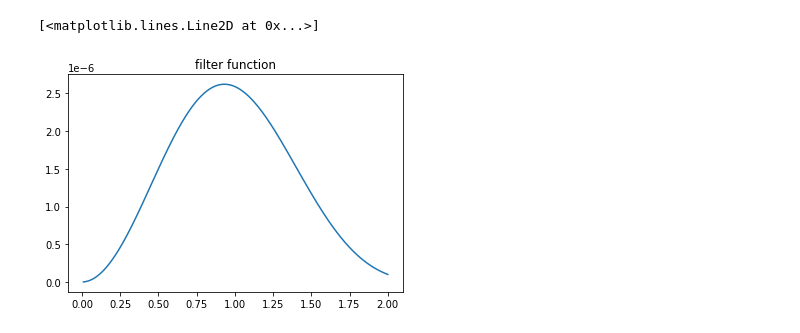
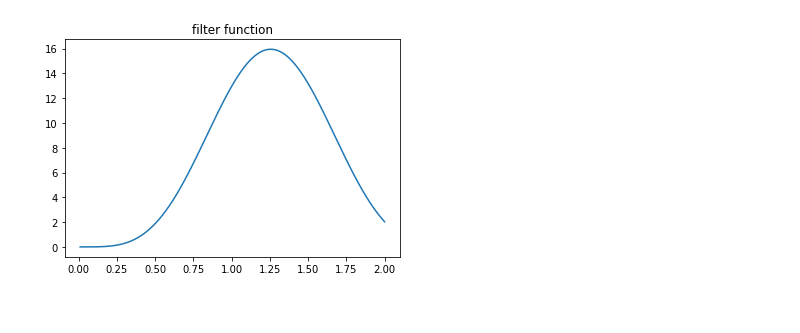
Before and after one commit to Upadhyaya-Group/ml_qubit, a Jupyter notebook: data_generation_v3.ipynb, the cells around one changed output. Cells and saved outputs as stored; diff of their text form; code cells hidden in the pictures.

```diff
--- a/data_generation_v3.ipynb
+++ b/data_generation_v3.ipynb
@@ -11,18 +28,18 @@ Populating the interactive namespace from numpy and matplotlib
 # %%
 
+
 # define the filter function
-def filter_function(w,tau, tpi=100e-9):
-    t1 = (tau + tpi)/2;
+def filter_function(w,t, tpi=100e-9):
+    t1 = (t + tpi)/2;
 
-    return ( abs( 1 + exp(1j*w*tau) - 2*exp(1j*w*t1)*cos(w*tpi/2) ) )**2/ w**2/ tau;
+    return ( abs( 1 + np.exp(1j*w*t) - 2*np.exp(1j*w*t1)*np.cos(w*tpi/2) ) )**2
+
+# plot the filter function
+
+t = 5e-6;
+w = np.linspace(0.01e6, 2e6, 5000); # rad/s
+FF2 = filter_function(w,t)
+pyplot.title("filter function");
+pyplot.plot(w/1e6, FF2);
+# %% [output]
+[figure, added]
-# %%
-# plot the filter function
-
-tau = 5e-6;
-w = np.linspace(0.01e6, 2e6, 5000); # rad/s
-FF2 = filter_function(w,tau)
-pyplot.title("filter function");
-pyplot.plot(w/1e6, FF2);
-# %% [output]
-[<matplotlib.lines.Line2D at 0x...>]
-[figure, removed]
```
Also changed, not shown: parts of 9 cells of this notebook.
